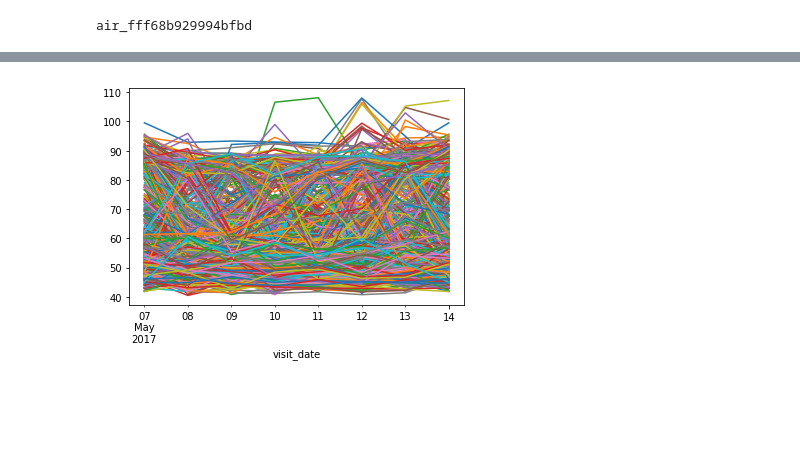
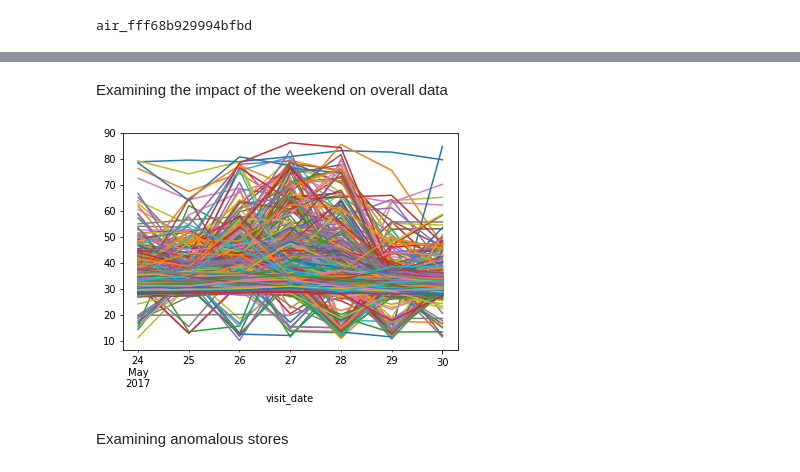
Before and after one commit to hughesaj524/visitor-forecasting, a Jupyter notebook: charts.ipynb, the cells around one changed output, grey strips where cells are left out. Saved outputs shown, nothing was run; the diff lists cells and outputs as text; code cells hidden in the pictures; blank space fills up the shorter version.

```diff
--- a/charts.ipynb
+++ b/charts.ipynb
@@ -92,6 +96,12 @@ graph_one_store(stores_cv, "air_fff68b929994bfbd")
+# %% [markdown]
+Examining the impact of the weekend on overall data
 # %%
-two_weeks = stores_cv[pd.Timestamp("2017-05-07") <= stores_cv.index]
-two_weeks = two_weeks[two_weeks.index<=pd.Timestamp("2017-05-14")]
-two_weeks.plot().legend().set_visible(False)
+one_week = stores_cv[pd.Timestamp("2017-05-24") <= stores_cv.index]
+one_week = one_week[one_week.index<=pd.Timestamp("2017-05-30")]
+short_graph = one_week.plot()
+short_graph.legend().set_visible(False)
+# May 27th is a Saturday
 # %% [output]
-[figure, old version]
+[figure, new version]
+# %% [markdown]
+Examining anomalous stores
```
Also changed, not shown: parts of 18 cells of this notebook, 2 other files.
